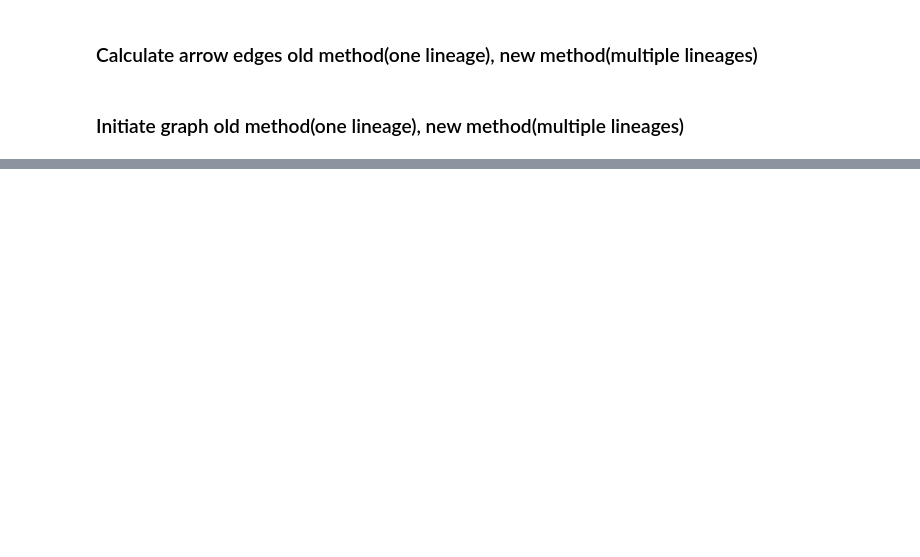
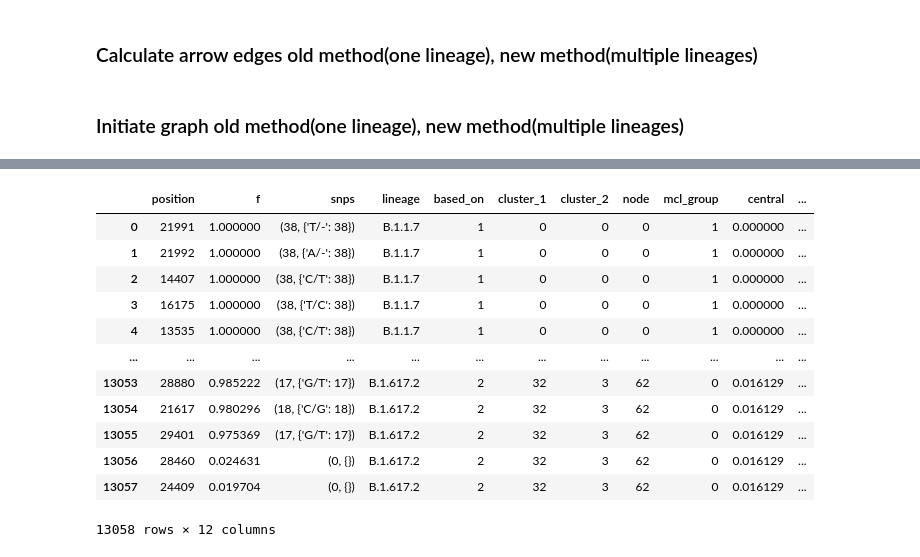
Before and after one commit to BiodataAnalysisGroup/BEEMUS, a Jupyter notebook: graph-analysis.ipynb, the cells around one changed output, grey strips where cells are left out. Saved outputs shown, nothing was run; the diff lists cells and outputs as text; code cells hidden in the pictures; blank space fills up the shorter version.

```diff
--- a/graph-analysis.ipynb
+++ b/graph-analysis.ipynb
@@ -565,0 +556,74 @@ net.show('example6.html')
+# %%
+cluster_1 = []
+cluster_2 = []
+position = []
+f = []
+snps = []
+based = []
+node = []
+from_node = []
+to_node = []
+lineage = []
+mcl_group = []
+central = []
+bet_central = []
+l_central = []
+
+
+for bo in based_on:
+    for i in nodes.index:
+        line = nodes.loc[i, :]
+        for key, value in line["based_on_{}_pos".format(bo)].items():
+
+            position = extend_list(position, [int(k) for k in value])
+            f = extend_list(f, line["based_on_{}_counts".format(bo)][key])
+            snps = extend_list(snps, line["snps_on_{}".format(bo)][key])
+
+            length = len(line["based_on_{}_pos".format(bo)][key])
+
+            lineage = extend_list(lineage, [key] * length)
+            based = extend_list(based, [bo] * length)
+
+            node = extend_list(node, [i] * length)
+            mcl_group = extend_list(mcl_group, [groups[i]] * length)
+            central = extend_list(central, [centrality[i]] * length)
+            bet_central = extend_list(bet_central, [betweenness_centrality[i]] * length)
+            l_central = extend_list(l_central, [load_centrality[i]] * length)
+
+
+            cluster_1 = extend_list(cluster_1, [line['cluster_1']] * length)
+            cluster_2 = extend_list(cluster_2, [line['cluster_2']] * length)
+
+#         break
+#     break
+
+if check_if_lists_in_list_have_same_length([position, \
+                                            f, \
+                                            snps, \
+                                            lineage, \
+                                            based, \
+                                            node, \
+                                            mcl_group, \
+                                            central, \
+                                            bet_central, \
+                                            l_central, \
+                                            cluster_1, \
+                                            cluster_2]):
+    result_long = pd.DataFrame.from_records(zip(position, f, snps, lineage, based, cluster_1, cluster_2, node, mcl_group, central, bet_central, l_central), \
+                                            columns = ['position', 'f', 'snps', 'lineage', 'based_on', 'cluster_1', 'cluster_2',\
+                                                       'node', 'mcl_group', 'central', 'bet_central', 'l_central'])
+result_long
+# %% [output]
+|  | position | f | snps | lineage | based_on | cluster_1 | cluster_2 | node | mcl_group | central | ... |
+| 0 | 21991 | 1.000000 | (38, {'T/-': 38}) | B.1.1.7 | 1 | 0 | 0 | 0 | 1 | 0.000000 | ... |
+| 1 | 21992 | 1.000000 | (38, {'A/-': 38}) | B.1.1.7 | 1 | 0 | 0 | 0 | 1 | 0.000000 | ... |
+| 2 | 14407 | 1.000000 | (38, {'C/T': 38}) | B.1.1.7 | 1 | 0 | 0 | 0 | 1 | 0.000000 | ... |
+| 3 | 16175 | 1.000000 | (38, {'T/C': 38}) | B.1.1.7 | 1 | 0 | 0 | 0 | 1 | 0.000000 | ... |
+| 4 | 13535 | 1.000000 | (38, {'C/T': 38}) | B.1.1.7 | 1 | 0 | 0 | 0 | 1 | 0.000000 | ... |
+| ... | ... | ... | ... | ... | ... | ... | ... | ... | ... | ... | ... |
+| 13053 | 28880 | 0.985222 | (17, {'G/T': 17}) | B.1.617.2 | 2 | 32 | 3 | 62 | 0 | 0.016129 | ... |
+| 13054 | 21617 | 0.980296 | (18, {'C/G': 18}) | B.1.617.2 | 2 | 32 | 3 | 62 | 0 | 0.016129 | ... |
+| 13055 | 29401 | 0.975369 | (17, {'G/T': 17}) | B.1.617.2 | 2 | 32 | 3 | 62 | 0 | 0.016129 | ... |
+| 13056 | 28460 | 0.024631 | (0, {}) | B.1.617.2 | 2 | 32 | 3 | 62 | 0 | 0.016129 | ... |
+| 13057 | 24409 | 0.019704 | (0, {}) | B.1.617.2 | 2 | 32 | 3 | 62 | 0 | 0.016129 | ... |
+13058 rows × 12 columns
```
Also changed, not shown: parts of 9 cells of this notebook, 1 other file.
